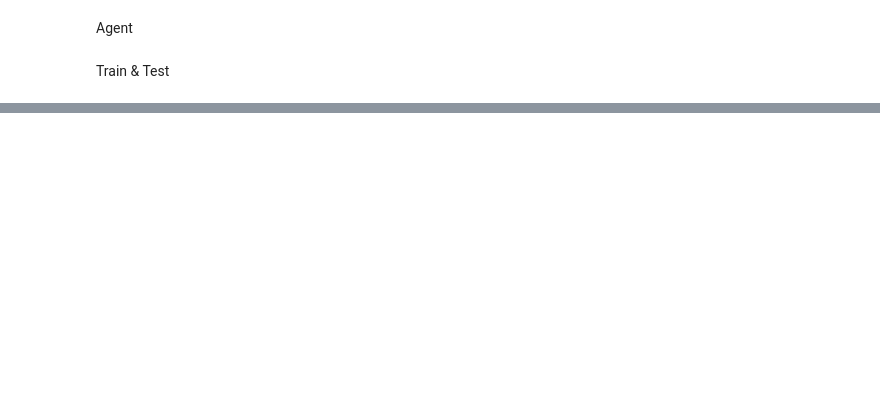
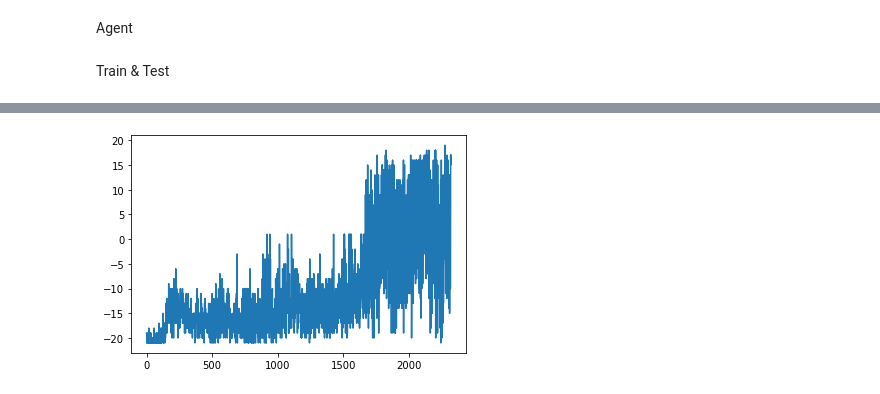
Before and after one commit to ZhiqingXiao/rl-book, a Jupyter notebook: notebooks/PongNoFrameskip-v4_QRDQN_torch.ipynb, the cells around one changed output, grey strips where cells are left out. Drawn from its saved outputs; the diff is of its cells as text; code cells hidden in the pictures; blank space fills up the shorter version.

```diff
--- a/notebooks/PongNoFrameskip-v4_QRDQN_torch.ipynb
+++ b/notebooks/PongNoFrameskip-v4_QRDQN_torch.ipynb
@@ -79,7 +83,7 @@ class Agent:
 
         self.replayer = DQNReplayer(capacity=100000)
 
-        self.quantile_count = 200
+        self.quantile_count = 64
         self.cumprob_tensor = torch.arange(1 / (2 * self.quantile_count),
                 1, 1 / self.quantile_count).view(1, -1, 1)
 
@@ -210,7 +214,7 @@ for episode in itertools.count():
     episode_rewards.append(episode_reward)
     logging.debug('train episode %d: reward = %.2f, steps = %d',
             episode, episode_reward, elapsed_steps)
-    if np.mean(episode_rewards[-5:]) > 16.:
+    if np.mean(episode_rewards[-3:]) > 16.:
         break
 plt.plot(episode_rewards)
 
@@ -244,0 +249 @@ logging.info('average episode reward = %.2f ± %.2f',
+[figure, added]
```
Also changed, not shown: parts of 2 cells of this notebook, 14 other files.
